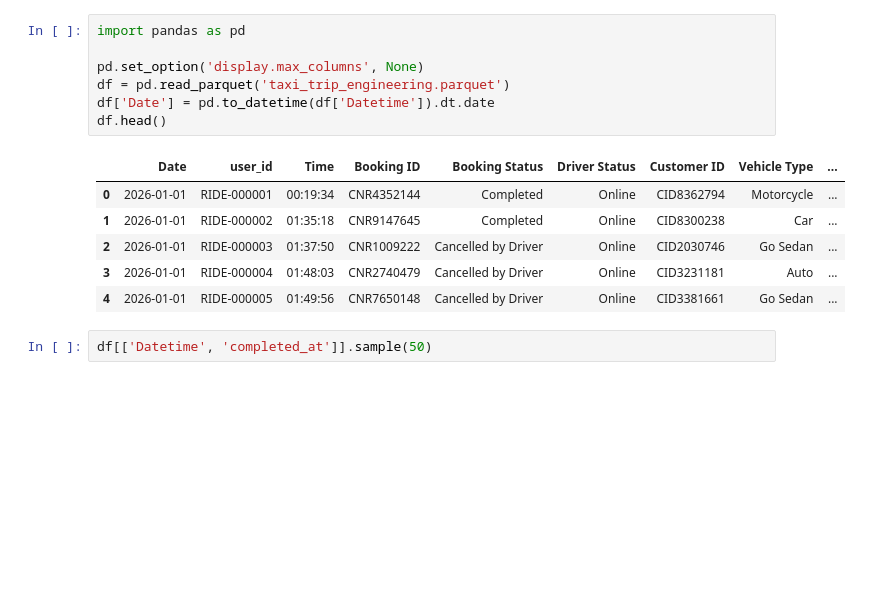
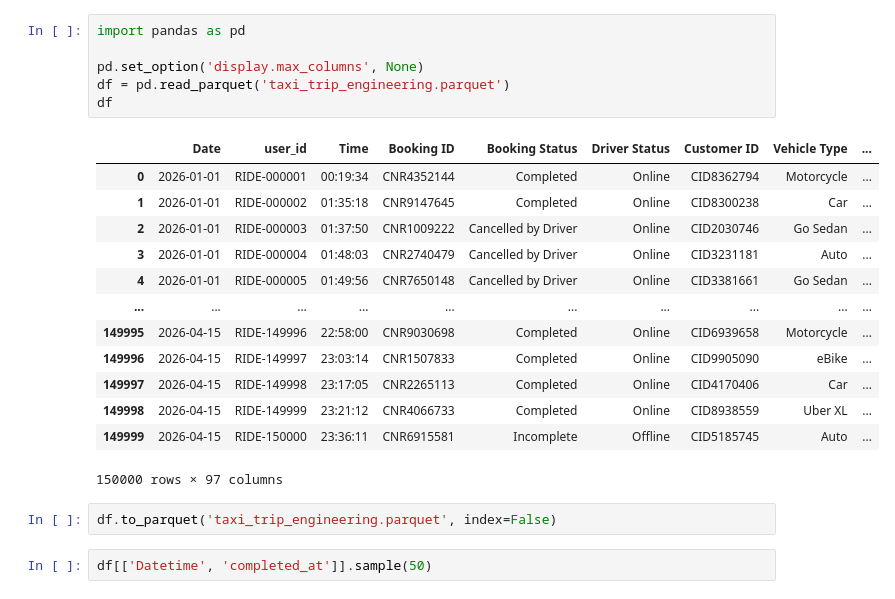
Before and after one commit to Mipjeiger/Taxi-trip-end-to-end-engineering, a Jupyter notebook: production/backend/database/read_data.ipynb, the cells around one changed output. Cells and saved outputs as stored; diff of their text form; blank space fills up the shorter version.

```diff
--- a/production/backend/database/read_data.ipynb
+++ b/production/backend/database/read_data.ipynb
@@ -1,17 +1,25 @@
 # %%
 import pandas as pd
 
 pd.set_option('display.max_columns', None)
 df = pd.read_parquet('taxi_trip_engineering.parquet')
-df['Date'] = pd.to_datetime(df['Datetime']).dt.date
-df.head()
+df
 # %% [output]
 |  | Date | user_id | Time | Booking ID | Booking Status | Driver Status | Customer ID | Vehicle Type | ... |
 | 0 | 2026-01-01 | RIDE-000001 | 00:19:34 | CNR4352144 | Completed | Online | CID8362794 | Motorcycle | ... |
 | 1 | 2026-01-01 | RIDE-000002 | 01:35:18 | CNR9147645 | Completed | Online | CID8300238 | Car | ... |
 | 2 | 2026-01-01 | RIDE-000003 | 01:37:50 | CNR1009222 | Cancelled by Driver | Online | CID2030746 | Go Sedan | ... |
 | 3 | 2026-01-01 | RIDE-000004 | 01:48:03 | CNR2740479 | Cancelled by Driver | Online | CID3231181 | Auto | ... |
 | 4 | 2026-01-01 | RIDE-000005 | 01:49:56 | CNR7650148 | Cancelled by Driver | Online | CID3381661 | Go Sedan | ... |
+| ... | ... | ... | ... | ... | ... | ... | ... | ... | ... |
+| 149995 | 2026-04-15 | RIDE-149996 | 22:58:00 | CNR9030698 | Completed | Online | CID6939658 | Motorcycle | ... |
+| 149996 | 2026-04-15 | RIDE-149997 | 23:03:14 | CNR1507833 | Completed | Online | CID9905090 | eBike | ... |
+| 149997 | 2026-04-15 | RIDE-149998 | 23:17:05 | CNR2265113 | Completed | Online | CID4170406 | Car | ... |
+| 149998 | 2026-04-15 | RIDE-149999 | 23:21:12 | CNR4066733 | Completed | Online | CID8938559 | Uber XL | ... |
+| 149999 | 2026-04-15 | RIDE-150000 | 23:36:11 | CNR6915581 | Incomplete | Offline | CID5185745 | Auto | ... |
+150000 rows × 97 columns
+# %%
+df.to_parquet('taxi_trip_engineering.parquet', index=False)
 # %%
 df[['Datetime', 'completed_at']].sample(50)
 # %% [output]
```
Also changed, not shown: 6 other files.
